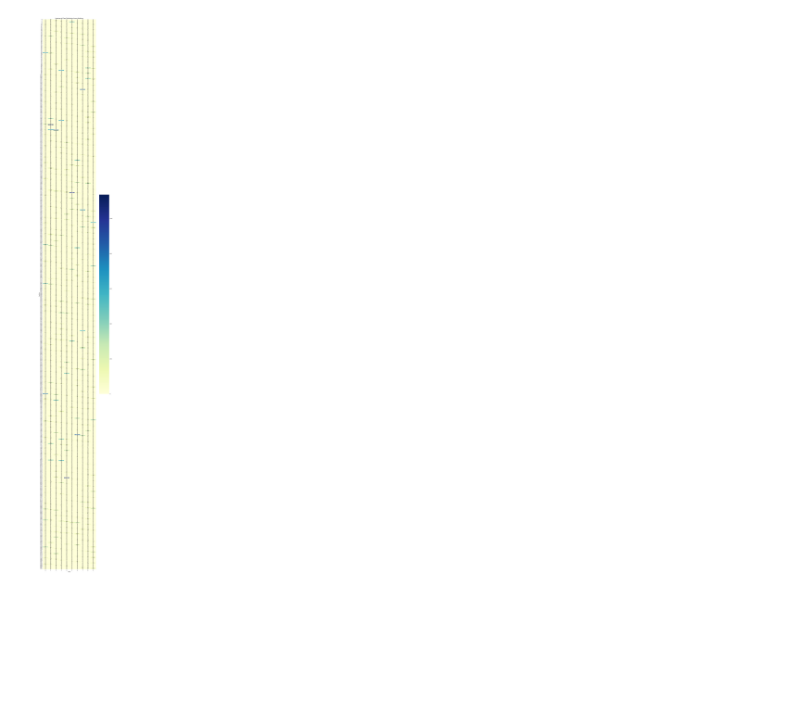
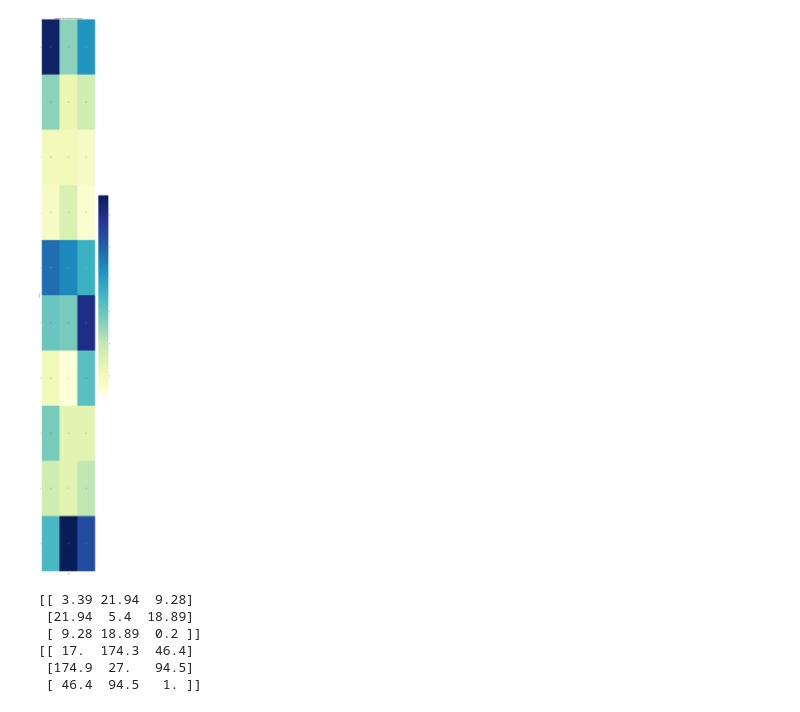
Before and after one commit to mamodev/FLME, a Jupyter notebook: paper/tools/data/ds_ana.ipynb, the cells around one changed output. Drawn from its saved outputs; the diff is of its cells as text; code cells hidden in the pictures; blank space fills up the shorter version.

```diff
--- a/paper/tools/data/ds_ana.ipynb
+++ b/paper/tools/data/ds_ana.ipynb
@@ -2,8 +2,9 @@
 from tools.data.flcdata import load_npz_file
 
 # ds_name = a1812-06127_synth_iid
-ds_name = "a1812-06127_mnist"
-data = load_npz_file(f"data/{ds_name}/data.npz")
+# ds_name = "a1812-06127_mnist"
+# data = load_npz_file(f"data/{ds_name}/data.npz")
+data = load_npz_file(f"output.npz")
 n_partitions = data['n_partitions']
 n_samples = data['n_samples']
 n_classes = data['n_classes']
@@ -24,15 +25,15 @@ df = pd.DataFrame({
 # %%
 PartClassCT = pd.crosstab(df['Partition'], df['Class'])
 # %%
-plt.figure(figsize=(12, 100))
+plt.figure(figsize=(12, 6))
 
 sns.heatmap(PartClassCT, cmap="YlGnBu", annot=True, fmt="d")
 plt.title("Heatmap of Class Distribution Across Partitions")
 plt.xlabel("Class")
 plt.ylabel("Partition")
 plt.show()
 # %% [output]
-[figure, old version]
+[figure, new version]
 # %%
 num_classes = n_classes
 features = len(XX[0])  # number of features in the dataset
@@ -83,3 +84,10 @@ for c1 in range(num_classes):
 # create seaborn heatmap
 print(sim_angle_min.round(decimals=2))
 print(sim_angle_tr.round(decimals=1))
+# %% [output]
+[[ 3.39 21.94  9.28]
+ [21.94  5.4  18.89]
+ [ 9.28 18.89  0.2 ]]
+[[ 17.  174.3  46.4]
+ [174.9  27.   94.5]
+ [ 46.4  94.5   1. ]]
```
Also changed, not shown: 1 other file.
